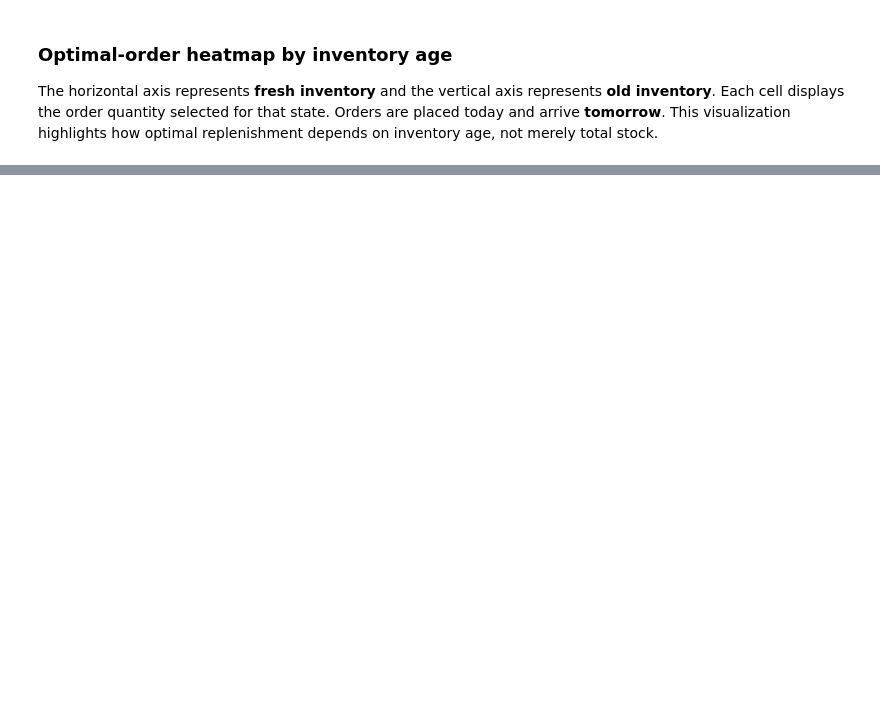
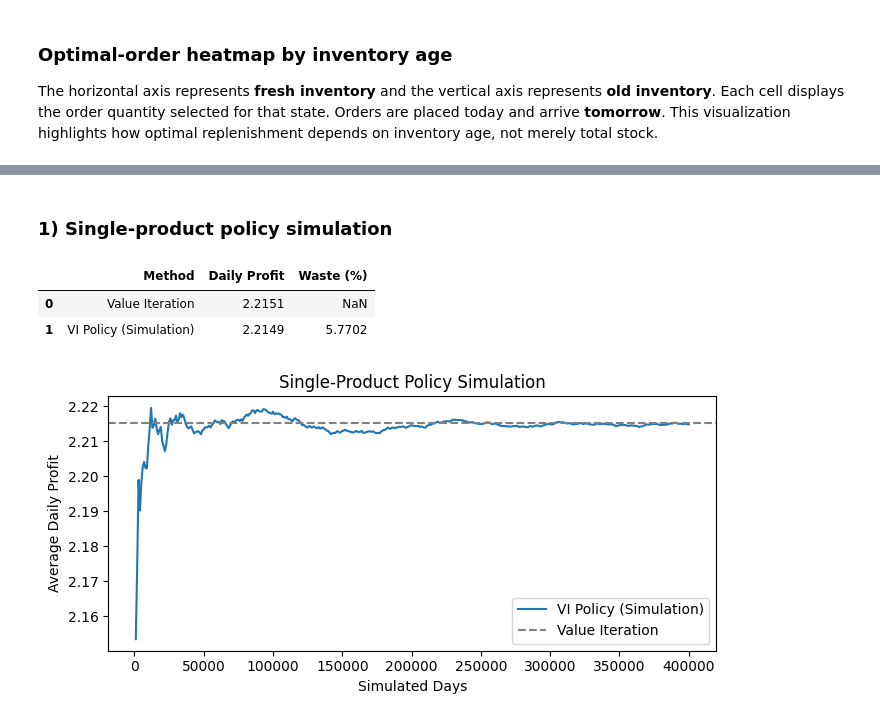
Before and after one commit to herakwon1124/CUDA1, a Jupyter notebook: CUDA_reproduce_GPU.ipynb, the cells around one changed output, grey strips where cells are left out. Saved outputs shown, nothing was run; the diff lists cells and outputs as text; code cells hidden in the pictures; blank space fills up the shorter version.

```diff
--- a/CUDA_reproduce_GPU.ipynb
+++ b/CUDA_reproduce_GPU.ipynb
@@ -613,13 +445,0 @@ print(f"Simulation time: {time.perf_counter()-t0:.2f}s")
-# %%
-fig,axs=plt.subplots(1,2,figsize=(12,4))
-methods=["VI policy","Base-stock"]
-profits=[vi_sim["profit"],base_sim["profit"]]
-axs[0].bar(methods,profits)
-axs[0].set(ylabel="Average daily profit",title="Policy performance (simulation)")
-for x,y in enumerate(profits):axs[0].text(x,y+.01,f"{y:.4f}",ha="center")
-xs=np.arange(2);width=.34
-axs[1].bar(xs-width/2,[vi_sim["waste_a_pct"],base_sim["waste_a_pct"]],width,label="Product A")
-axs[1].bar(xs+width/2,[vi_sim["waste_b_pct"],base_sim["waste_b_pct"]],width,label="Product B")
-axs[1].set_xticks(xs,methods)
-axs[1].set(ylabel="Waste (% of orders)",title="Expired stock / ordered units")
-axs[1].legend();plt.tight_layout();plt.show()
@@ -648,0 +1138,46 @@ axs[1].legend();plt.tight_layout();plt.show()
+# %% [markdown]
+### 1) Single-product policy simulation
+# %%
+one_sim = simulate_one(
+    one_m2["policy"], M=2, Q=9,
+    periods=400_000, seed=SEED
+)
+
+# Summary table
+single_summary = pd.DataFrame([
+    {
+        "Method": "Value Iteration",
+        "Daily Profit": one_m2["gains"][-1],
+        "Waste (%)": np.nan
+    },
+    {
+        "Method": "VI Policy (Simulation)",
+        "Daily Profit": one_sim["profit"],
+        "Waste (%)": one_sim["waste_pct"]
+    }
+])
+
+display(single_summary.round(4))
+
+# Running average profit vs VI estimate
+days = np.arange(1, len(one_sim["running_profit"]) + 1) * 1000
+
+plt.figure(figsize=(7, 3.5))
+plt.plot(days, one_sim["running_profit"], label="VI Policy (Simulation)")
+plt.axhline(
+    one_m2["gains"][-1],
+    linestyle="--", color="gray",
+    label="Value Iteration"
+)
+
+plt.xlabel("Simulated Days")
+plt.ylabel("Average Daily Profit")
+plt.title("Single-Product Policy Simulation")
+plt.legend()
+plt.tight_layout()
+plt.show()
+# %% [output]
+|  | Method | Daily Profit | Waste (%) |
+| 0 | Value Iteration | 2.2151 | NaN |
+| 1 | VI Policy (Simulation) | 2.2149 | 5.7702 |
+[figure, added]
```
Also changed, not shown: parts of 69 cells of this notebook.
